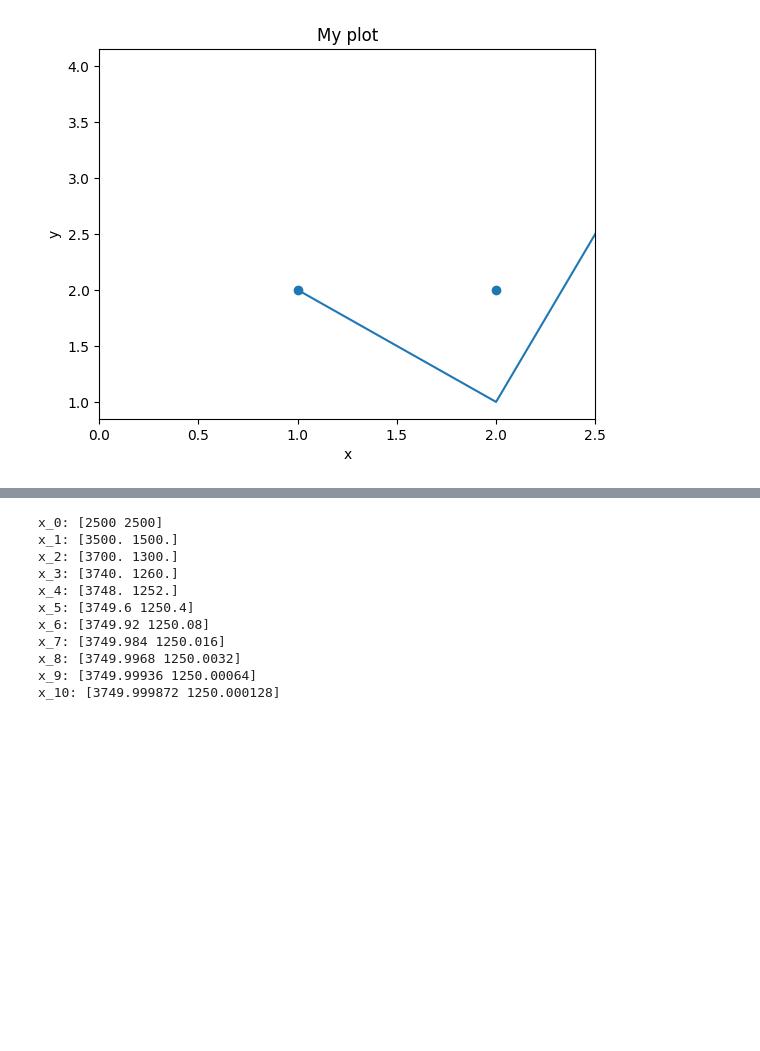
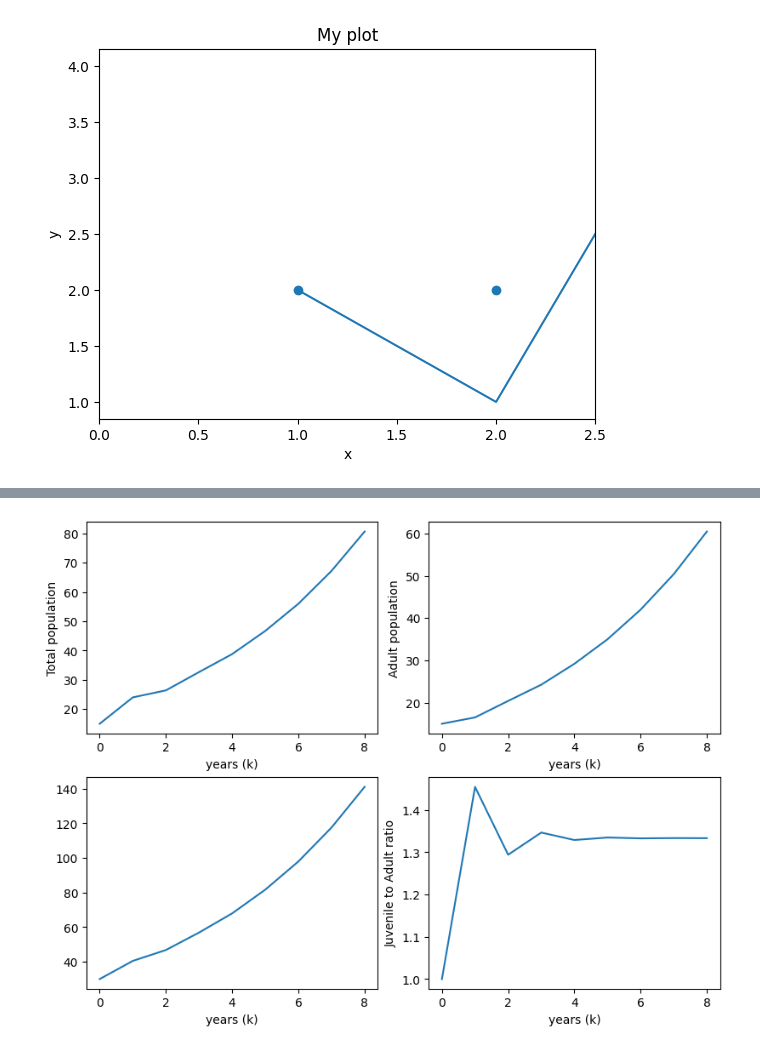
Before and after one commit to NamTran2048/Machine-Learning, a Jupyter notebook: Chapter 0.ipynb, the cells around one changed output, grey strips where cells are left out. Saved outputs shown, nothing was run; the diff lists cells and outputs as text; code cells hidden in the pictures; blank space fills up the shorter version.

```diff
--- a/Chapter 0.ipynb
+++ b/Chapter 0.ipynb
@@ -207,22 +224,43 @@ plt.show()
 # %%
-x = np.array([2500,2500])
-A = np.array([[0.8, 0.6],
-              [0.2, 0.4]])
+#Set up x and A
+x = np.array([[15,15]])
+A = np.array([[0.0, 1.6],
+              [0.3, 0.8]])
 
-iteration = 11
+iteration = 8
 
+#Make array for x_k
 for i in range(iteration):
-    print(f"x_{i}: {x}")
-    x = A@x
+    next_x = A @ x[-1]
+    x = np.vstack([x, next_x])
+
+fig, axes = plt.subplots(nrows=2, ncols=2, figsize=(8,6), constrained_layout=True)
+
+#Plot all values
+j = x[:,0]
+a = x[:,1]
+total = j + a
+
+axes[0,0].plot(np.arange(len(x)), j)
+axes[0,1].plot(np.arange(len(x)), a)
+axes[1,0].plot(np.arange(len(x)), total)
+axes[1,1].plot(np.arange(len(x)), j/a)
+
+
+#Labels
+axes[0,0].set_xlabel("years (k)")
+axes[0,0].set_ylabel("Juvenile population")
+
+axes[0,1].set_xlabel("years (k)")
+axes[0,1].set_ylabel("Adult population")
+
+axes[1,0].set_xlabel("years (k)")
+axes[0,0].set_ylabel("Total population")
+
+axes[1,1].set_xlabel("years (k)")
+axes[1,1].set_ylabel("Juvenile to Adult ratio")
+
+
+plt.show()
 # %% [output]
-x_0: [2500 2500]
-x_1: [3500. 1500.]
-x_2: [3700. 1300.]
-x_3: [3740. 1260.]
-x_4: [3748. 1252.]
-x_5: [3749.6 1250.4]
-x_6: [3749.92 1250.08]
-x_7: [3749.984 1250.016]
-x_8: [3749.9968 1250.0032]
-x_9: [3749.99936 1250.00064]
-x_10: [3749.999872 1250.000128]
+[figure, added]
```
Also changed, not shown: parts of 8 cells of this notebook, 13 other files.
